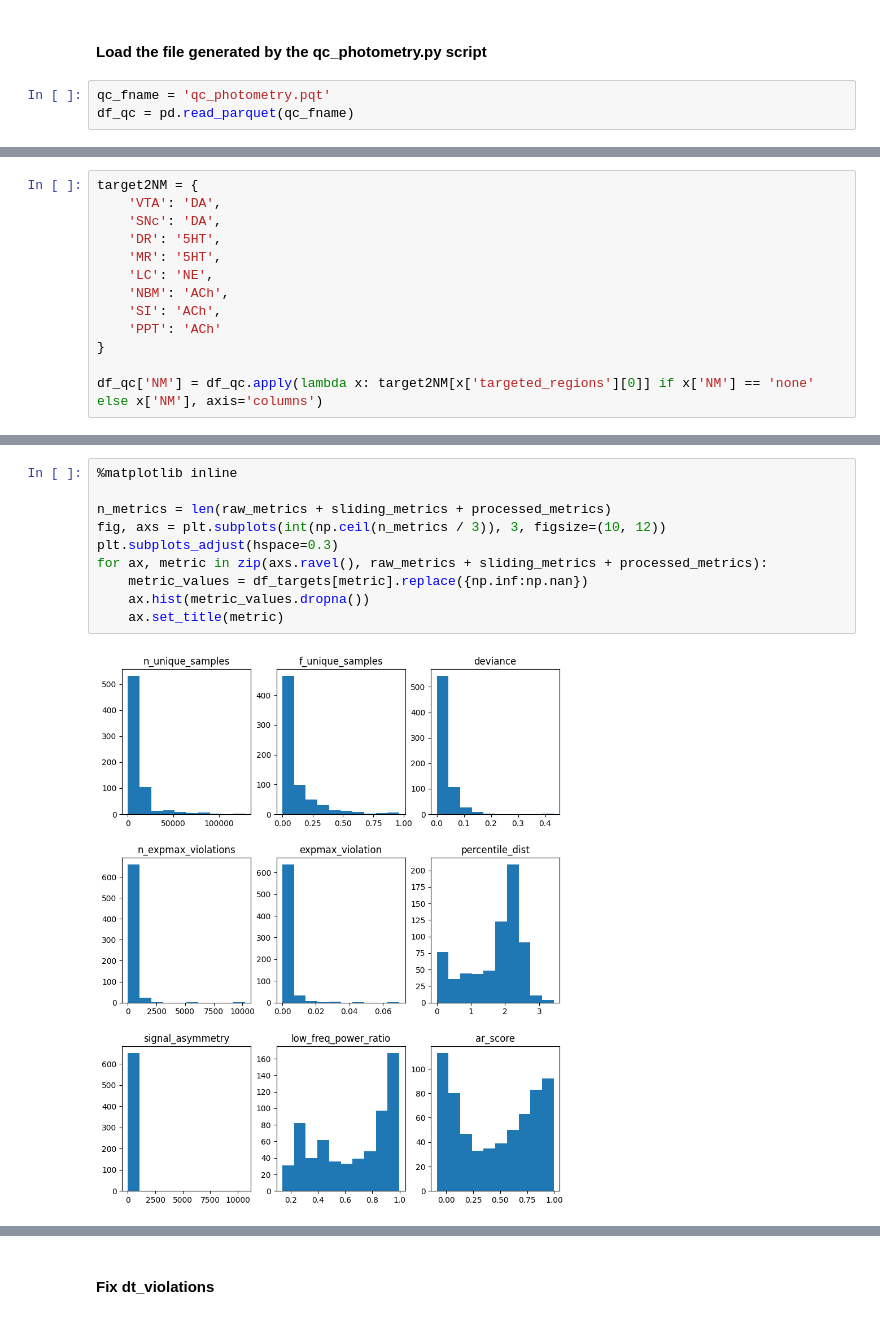
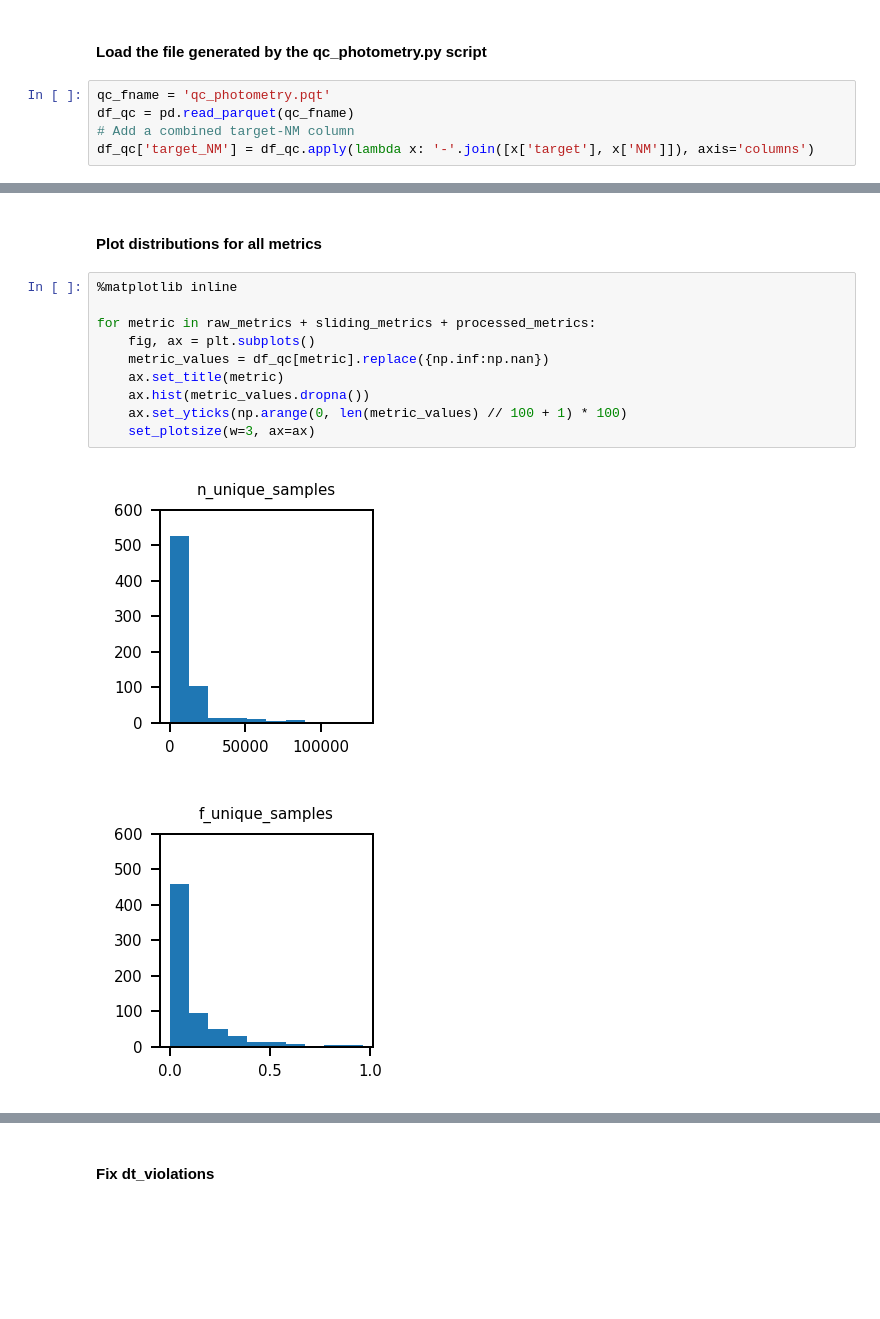
Before and after one commit to davcrom/ibl_neuromodulators, a Jupyter notebook: 01_quality_control.ipynb, the cells around one changed output, grey strips where cells are left out. Cells and saved outputs as stored; diff of their text form; blank space fills up the shorter version.

```diff
--- a/01_quality_control.ipynb
+++ b/01_quality_control.ipynb
@@ -53,3 +64,5 @@ df = df_sessions.query('local_photometry == True')
 # %%
 qc_fname = 'qc_photometry.pqt'
 df_qc = pd.read_parquet(qc_fname)
+# Add a combined target-NM column
+df_qc['target_NM'] = df_qc.apply(lambda x: '-'.join([x['target'], x['NM']]), axis='columns')
@@ -117,13 +68,0 @@ df_qc['NM'] = df_qc['strain'].replace({
-# %%
-target2NM = {
-    'VTA': 'DA',
-    'SNc': 'DA',
-    'DR': '5HT',
-    'MR': '5HT',
-    'LC': 'NE',
-    'NBM': 'ACh',
-    'SI': 'ACh',
-    'PPT': 'ACh'
-}
-
-df_qc['NM'] = df_qc.apply(lambda x: target2NM[x['targeted_regions'][0]] if x['NM'] == 'none' else x['NM'], axis='columns')
@@ -167,12 +69,15 @@ processed_metrics = [
+# %% [markdown]
+#### Plot distributions for all metrics
 # %%
 %matplotlib inline
 
-n_metrics = len(raw_metrics + sliding_metrics + processed_metrics)
-fig, axs = plt.subplots(int(np.ceil(n_metrics / 3)), 3, figsize=(10, 12))
-plt.subplots_adjust(hspace=0.3)
-for ax, metric in zip(axs.ravel(), raw_metrics + sliding_metrics + processed_metrics):
-    metric_values = df_targets[metric].replace({np.inf:np.nan})
+for metric in raw_metrics + sliding_metrics + processed_metrics:
+    fig, ax = plt.subplots()
+    metric_values = df_qc[metric].replace({np.inf:np.nan})
+    ax.set_title(metric)
     ax.hist(metric_values.dropna())
-    ax.set_title(metric)
+    ax.set_yticks(np.arange(0, len(metric_values) // 100 + 1) * 100)
+    set_plotsize(w=3, ax=ax)
 # %% [output]
-[figure, old version]
+[figure, new version]
+[figure, added]
```
Also changed, not shown: parts of 49 cells of this notebook, 7 other files.
